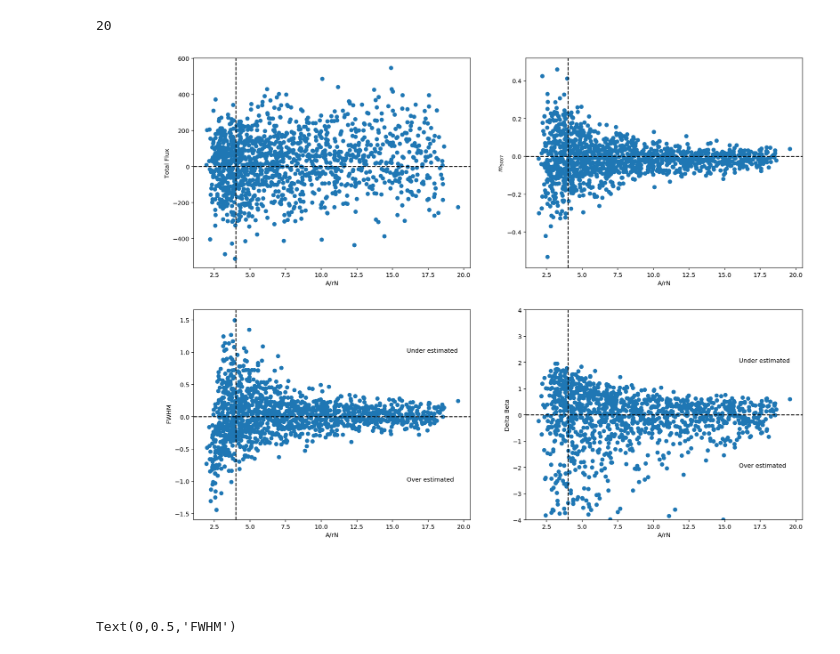
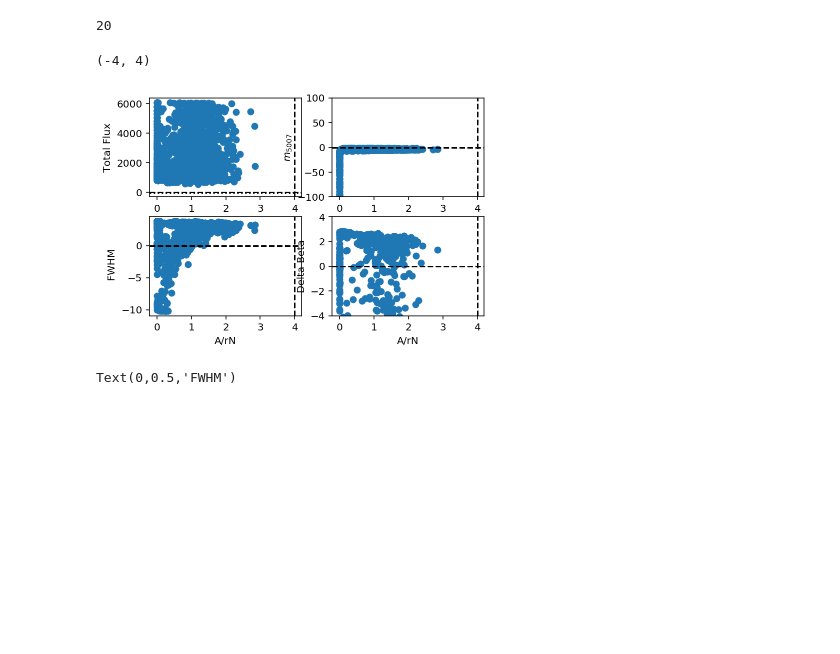
Before and after one commit to tspriggs/MUSE_PNe_fitting, a Jupyter notebook: PSF simulations.ipynb, the cells around one changed output. Saved outputs shown, nothing was run; the diff lists cells and outputs as text; code cells hidden in the pictures; blank space fills up the shorter version.

```diff
--- a/PSF simulations.ipynb
+++ b/PSF simulations.ipynb
@@ -100,7 +98,7 @@ app_m_list = np.arange(26.8, 29.0, 0.05)#Abs_M_list + dM
 total_flux_list = 10.**((app_m_list + 13.74) / -2.5)
 flux = total_flux_list / 1e-20
 
-n_pixels = 15
+n_pixels = 9
 # make moffat profiles that equate to each total flux value
 coordinates = [(n,m) for n in range(n_pixels) for m in range(n_pixels)]
 
@@ -121,7 +119,7 @@ print("Number of PNe:", n_PNe)
 print("Number of Simulations:", n_sim)
 print("Total number of simulations to run:", n_PNe * n_sim)
 
-init_FWHM = 3.6
+init_FWHM = 3.8
 init_beta = 2.8
 #find starting amplitude
 sum_init = np.sum(moffat(1., n_pixels/2., n_pixels/2., init_FWHM, init_beta))
@@ -204,8 +202,8 @@ params = Parameters()
 params.add('moffat_amp', value=100., min=0.01)
 params.add('x_0', value=n_pixels/2., min=0.01, max=n_pixels)
 params.add('y_0', value=n_pixels/2, min=0.01, max=n_pixels)
-params.add('FWHM', value=4.0, min=0.01, max=14.0, vary=True) #4.47)
-params.add("beta", value=2.0, min=0.01, max=14.0, vary=True)#, vary=False) #2.39)
+params.add('FWHM', value=3.8, min=0.01, max=14.0, vary=True) #4.47)
+params.add("beta", value=2.8, min=0.01, max=14.0, vary=True)#, vary=False) #2.39)
 params.add("mean", value=5030., min=5000, max=5070)
 params.add("Gauss_std", value=1.19, vary=False)
 params.add("Gauss_bkg", value=0.001)
@@ -227,7 +225,7 @@ for PNe_num in np.arange(0, n_PNe):
 #        f.value+=1.
 # %%
 #A / rN
-#A_by_rN = list_of_A_OIII / list_of_resids
+A_by_rN = list_of_A_OIII / list_of_resids
 ##
 ###save outputs
 #np.save("exported_data/input_moff_A", input_moff_A)
@@ -238,12 +236,12 @@ for PNe_num in np.arange(0, n_PNe):
 #np.save("exported_data/total_F", list_of_total_fitted_flux)
 #
 # read in saved files
-input_moff_A = np.load("exported_data/input_moff_A.npy")
-list_of_M_amp = np.load("exported_data/output_moff_A.npy")
-list_of_FWHM = np.load("exported_data/output_FWHM.npy")
-list_of_beta = np.load("exported_data/output_beta.npy")
-A_by_rN = np.load("exported_data/A_by_rN.npy")
-list_of_total_fitted_flux = np.load("exported_data/total_F.npy")
+#input_moff_A = np.load("exported_data/input_moff_A.npy")
+#list_of_M_amp = np.load("exported_data/output_moff_A.npy")
+#list_of_FWHM = np.load("exported_data/output_FWHM.npy")
+#list_of_beta = np.load("exported_data/output_beta.npy")
+#A_by_rN = np.load("exported_data/A_by_rN.npy")
+#list_of_total_fitted_flux = np.load("exported_data/total_F.npy")
 # %%
 len(A_by_rN[0])
 # %% [output]
@@ -278,7 +276,7 @@ delta_FWHM = init_FWHM - list_of_FWHM
 #delta_beta = 100 * (init_beta - list_of_beta) / init_beta
 delta_beta = init_beta - list_of_beta
 # %%
-plt.figure(1, figsize=(18,14))
+#plt.figure(1, figsize=(18,14))
 
 ax0 = plt.subplot(2,2,1)
 plt.scatter(A_by_rN, delta_total_F)
@@ -288,47 +286,48 @@ plt.axhline(y=0, c="k", ls="dashed")
 plt.axvline(x=4, c="k", ls="dashed")
 #ax0.annotate("Under estimated", xy=(1,1), xytext=(17.5,500))
 #ax0.annotate("Over estimated", xy=(1,1), xytext=(17.5,-500))
-#plt.axhline(y=10, c="k", ls="dotted")
-#plt.axhline(y=-10, c="k", ls="dotted")
+plt.axhline(y=10, c="k", ls="dotted")
+plt.axhline(y=-10, c="k", ls="dotted")
 #plt.ylim(-1e-17,1e-17)
 
 ax1 = plt.subplot(2,2,2)
 plt.scatter(A_by_rN, delta_m_5007)
 plt.xlabel("A/rN")
 plt.ylabel("$m_{5007}$")
 plt.axhline(y=0, c="k", ls="dashed")
 plt.axvline(x=4, c="k", ls="dashed")
 #plt.axhline(10, c="k", ls="dashed")
 #plt.axhline(-10, c="k", ls="dashed")
-ax1.annotate("Under estimated", xy=(5,1), xytext=(16,0.3))
-ax1.annotate("Over estimated", xy=(5,1), xytext=(16,-0.3))
-#plt.ylim(-100,100)
+#ax1.annotate("Under estimated", xy=(5,1), xytext=(16,0.3))
+#ax1.annotate("Over estimated", xy=(5,1), xytext=(16,-0.3))
+plt.ylim(-100,100)
 
 ax2 = plt.subplot(2,2,3)
 plt.scatter(A_by_rN, delta_FWHM)
 plt.xlabel("A/rN")
 plt.ylabel(" FWHM")
 plt.axhline(y=0, c="k", ls="dashed")
 plt.axvline(x=4, c="k", ls="dashed")
 #plt.axhline(10, c="k", ls="dashed")
 #plt.axhline(-10,c="k", ls="dashed")
-ax2.annotate("Under estimated", xy=(5,1), xytext=(16,1))
-ax2.annotate("Over estimated", xy=(5,1), xytext=(16,-1))
+#ax2.annotate("Under estimated", xy=(5,1), xytext=(16,1))
+#ax2.annotate("Over estimated", xy=(5,1), xytext=(16,-1))
 #plt.ylim(-100,100)
 
 ax3 = plt.subplot(2,2,4)
 plt.scatter(A_by_rN, delta_beta)
 plt.xlabel("A/rN")
 plt.ylabel("Delta Beta")
 plt.axhline(y=0, c="k", ls="dashed")
 plt.axvline(x=4, c="k", ls="dashed")
-ax3.annotate("Under estimated", xy=(5,1), xytext=(16,2))
-ax3.annotate("Over estimated", xy=(5,1), xytext=(16,-2))
+#ax3.annotate("Under estimated", xy=(5,1), xytext=(16,2))
+#ax3.annotate("Over estimated", xy=(5,1), xytext=(16,-2))
 plt.ylim(-4,4)
 
-plt.savefig("Plots/simulations/PSF_sim_updated.png")
+#plt.savefig("Plots/simulations/PSF_sim_updated.png")
 # %% [output]
+(-4, 4)
-[figure, old version]
+[figure, new version]
 # %%
 plt.scatter(list_of_beta, list_of_FWHM)
 plt.xlabel("Beta")
```
Also changed, not shown: parts of 6 cells of this notebook, 6 other files.
